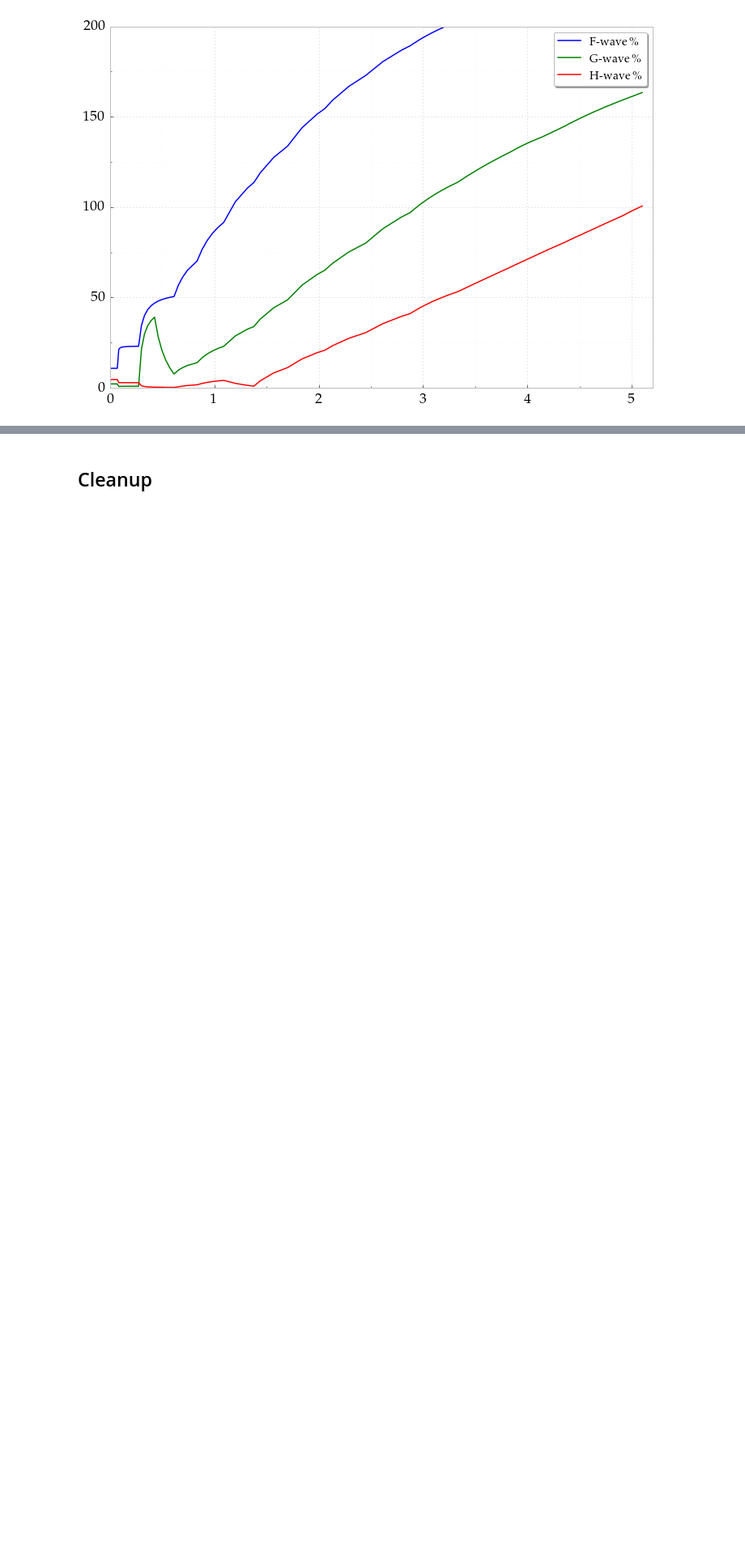
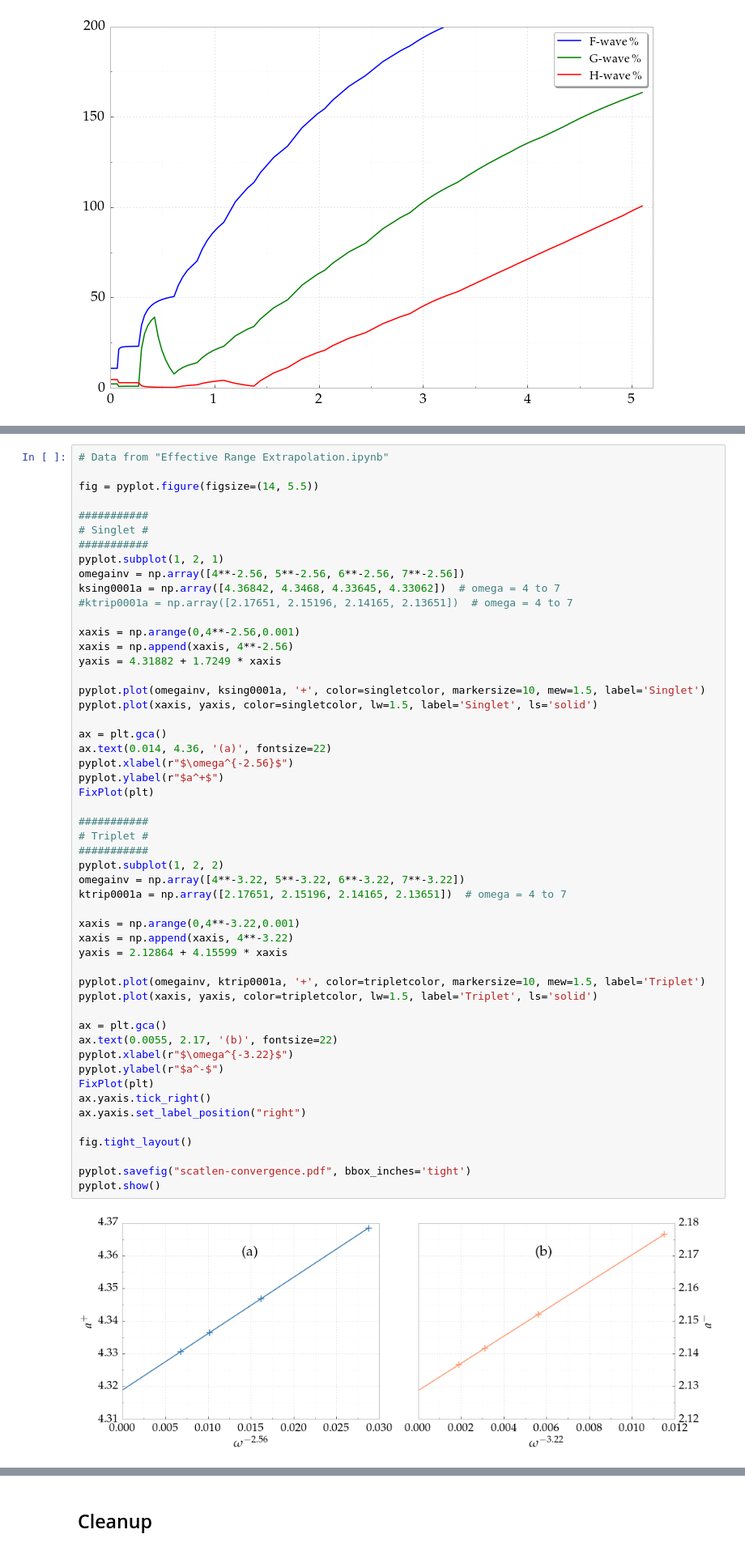
Before and after one commit to DentonW/Papers, a Jupyter notebook: Dissertation/IPython/Dissertation.ipynb, the cells around one changed output, grey strips where cells are left out. Shown at 81% size. Drawn from its saved outputs; the diff is of its cells as text; blank space fills up the shorter version.

```diff
--- a/Dissertation/IPython/Dissertation.ipynb
+++ b/Dissertation/IPython/Dissertation.ipynb
@@ -2325,0 +2411,54 @@ pyplot.show()
+# %%
+# Data from "Effective Range Extrapolation.ipynb"
+
+fig = pyplot.figure(figsize=(14, 5.5))
+
+###########
+# Singlet #
+###########
+pyplot.subplot(1, 2, 1)
+omegainv = np.array([4**-2.56, 5**-2.56, 6**-2.56, 7**-2.56])
+ksing0001a = np.array([4.36842, 4.3468, 4.33645, 4.33062])  # omega = 4 to 7
+#ktrip0001a = np.array([2.17651, 2.15196, 2.14165, 2.13651])  # omega = 4 to 7
+
+xaxis = np.arange(0,4**-2.56,0.001)
+xaxis = np.append(xaxis, 4**-2.56)
+yaxis = 4.31882 + 1.7249 * xaxis
+
+pyplot.plot(omegainv, ksing0001a, '+', color=singletcolor, markersize=10, mew=1.5, label='Singlet')
+pyplot.plot(xaxis, yaxis, color=singletcolor, lw=1.5, label='Singlet', ls='solid')
+
+ax = plt.gca()
+ax.text(0.014, 4.36, '(a)', fontsize=22)
+pyplot.xlabel(r"$\omega^{-2.56}$")
+pyplot.ylabel(r"$a^+$")
+FixPlot(plt)
+
+###########
+# Triplet #
+###########
+pyplot.subplot(1, 2, 2)
+omegainv = np.array([4**-3.22, 5**-3.22, 6**-3.22, 7**-3.22])
+ktrip0001a = np.array([2.17651, 2.15196, 2.14165, 2.13651])  # omega = 4 to 7
+
+xaxis = np.arange(0,4**-3.22,0.001)
+xaxis = np.append(xaxis, 4**-3.22)
+yaxis = 2.12864 + 4.15599 * xaxis
+
+pyplot.plot(omegainv, ktrip0001a, '+', color=tripletcolor, markersize=10, mew=1.5, label='Triplet')
+pyplot.plot(xaxis, yaxis, color=tripletcolor, lw=1.5, label='Triplet', ls='solid')
+
+ax = plt.gca()
+ax.text(0.0055, 2.17, '(b)', fontsize=22)
+pyplot.xlabel(r"$\omega^{-3.22}$")
+pyplot.ylabel(r"$a^-$")
+FixPlot(plt)
+ax.yaxis.tick_right()
+ax.yaxis.set_label_position("right")
+
+fig.tight_layout()
+
+pyplot.savefig("scatlen-convergence.pdf", bbox_inches='tight')
+pyplot.show()
+# %% [output]
+[figure, added]
```
Also changed, not shown: parts of 12 cells of this notebook, 15 other files.
